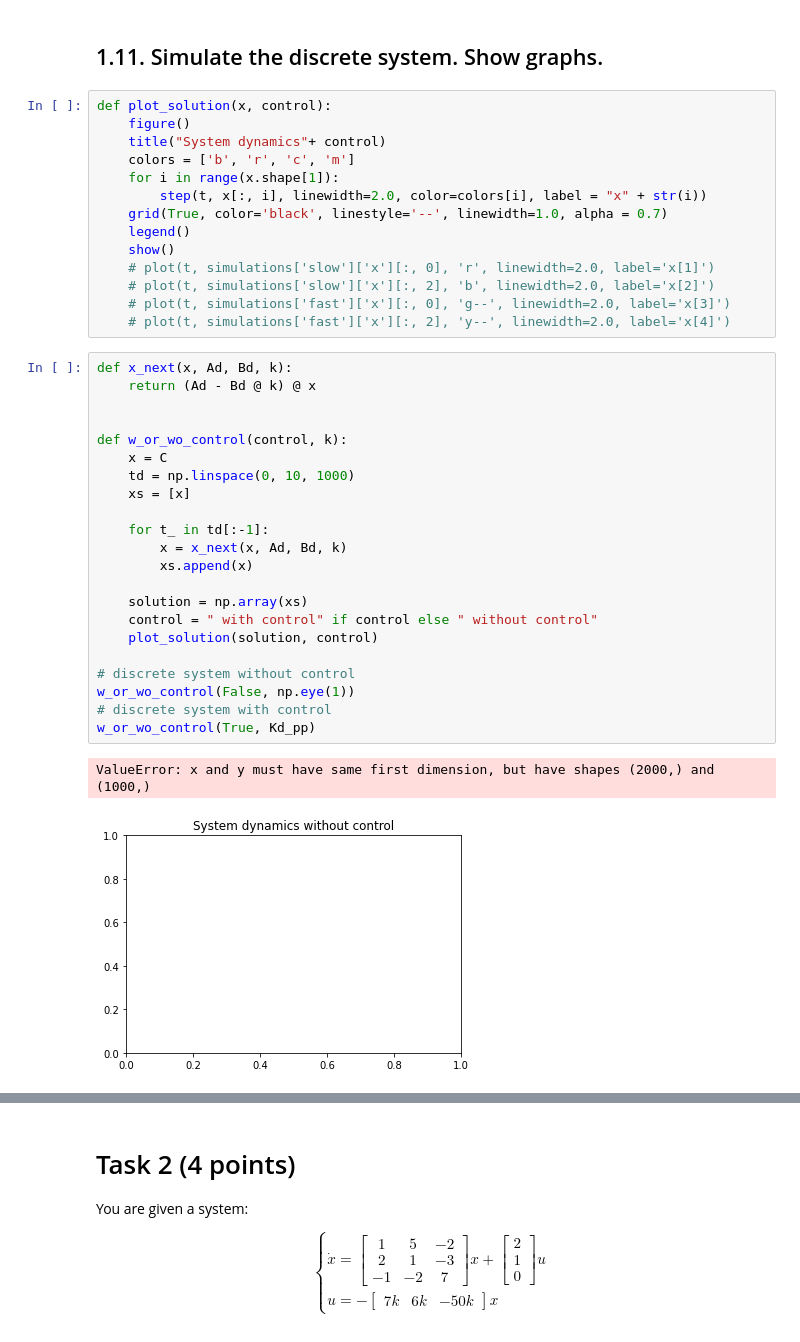
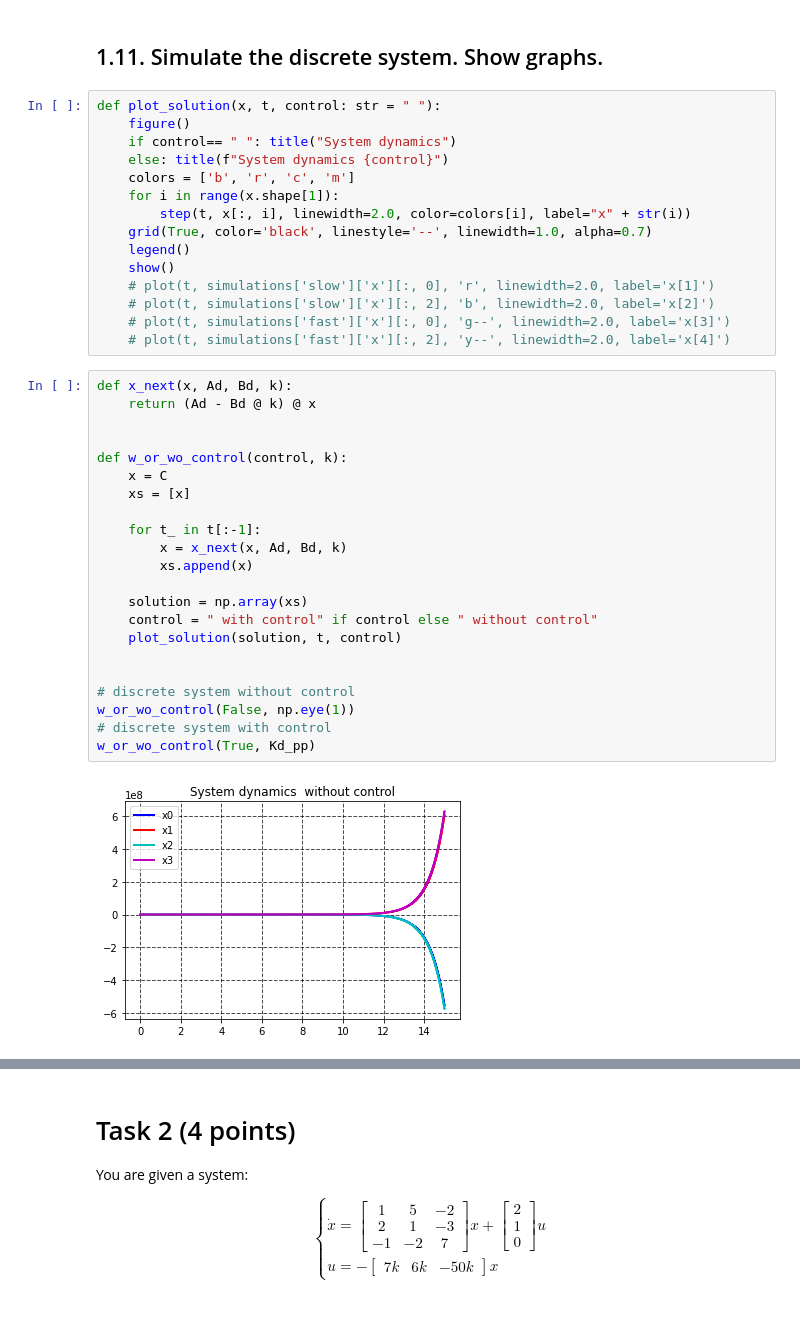
Before and after one commit to AsiiaPine/CTAssignment2, a Jupyter notebook: main.ipynb, the cells around one changed output, grey strips where cells are left out. Drawn from its saved outputs; the diff is of its cells as text.

```diff
--- a/main.ipynb
+++ b/main.ipynb
@@ -459,13 +590,14 @@ Martix K: [[-6.91628181  2.07651368 -1.21141014  1.17241666]]
 # %% [markdown]
 ## 1.11. Simulate the discrete system. Show graphs.
 # %%
-def plot_solution(x, control):
+def plot_solution(x, t, control: str = " "):
     figure()
-    title("System dynamics"+ control)
+    if control== " ": title("System dynamics")
+    else: title(f"System dynamics {control}")
     colors = ['b', 'r', 'c', 'm']
     for i in range(x.shape[1]):
-        step(t, x[:, i], linewidth=2.0, color=colors[i], label = "x" + str(i))
-    grid(True, color='black', linestyle='--', linewidth=1.0, alpha = 0.7)
+        step(t, x[:, i], linewidth=2.0, color=colors[i], label="x" + str(i))
+    grid(True, color='black', linestyle='--', linewidth=1.0, alpha=0.7)
     legend()
     show()
     # plot(t, simulations['slow']['x'][:, 0], 'r', linewidth=2.0, label='x[1]')
@@ -475,25 +607,24 @@ def plot_solution(x, control):
 # %%
 def x_next(x, Ad, Bd, k):
     return (Ad - Bd @ k) @ x
 
 
 def w_or_wo_control(control, k):
     x = C
-    td = np.linspace(0, 10, 1000)
     xs = [x]
 
-    for t_ in td[:-1]:
+    for t_ in t[:-1]:
         x = x_next(x, Ad, Bd, k)
         xs.append(x)
 
     solution = np.array(xs)
     control = " with control" if control else " without control"
-    plot_solution(solution, control)
+    plot_solution(solution, t, control)
+
 
 # discrete system without control
 w_or_wo_control(False, np.eye(1))
 # discrete system with control
 w_or_wo_control(True, Kd_pp)
 # %% [output]
-ValueError: x and y must have same first dimension, but have shapes (2000,) and (1000,)
-[figure, old version]
+[figure, new version]
```
Also changed, not shown: parts of 40 cells of this notebook.
